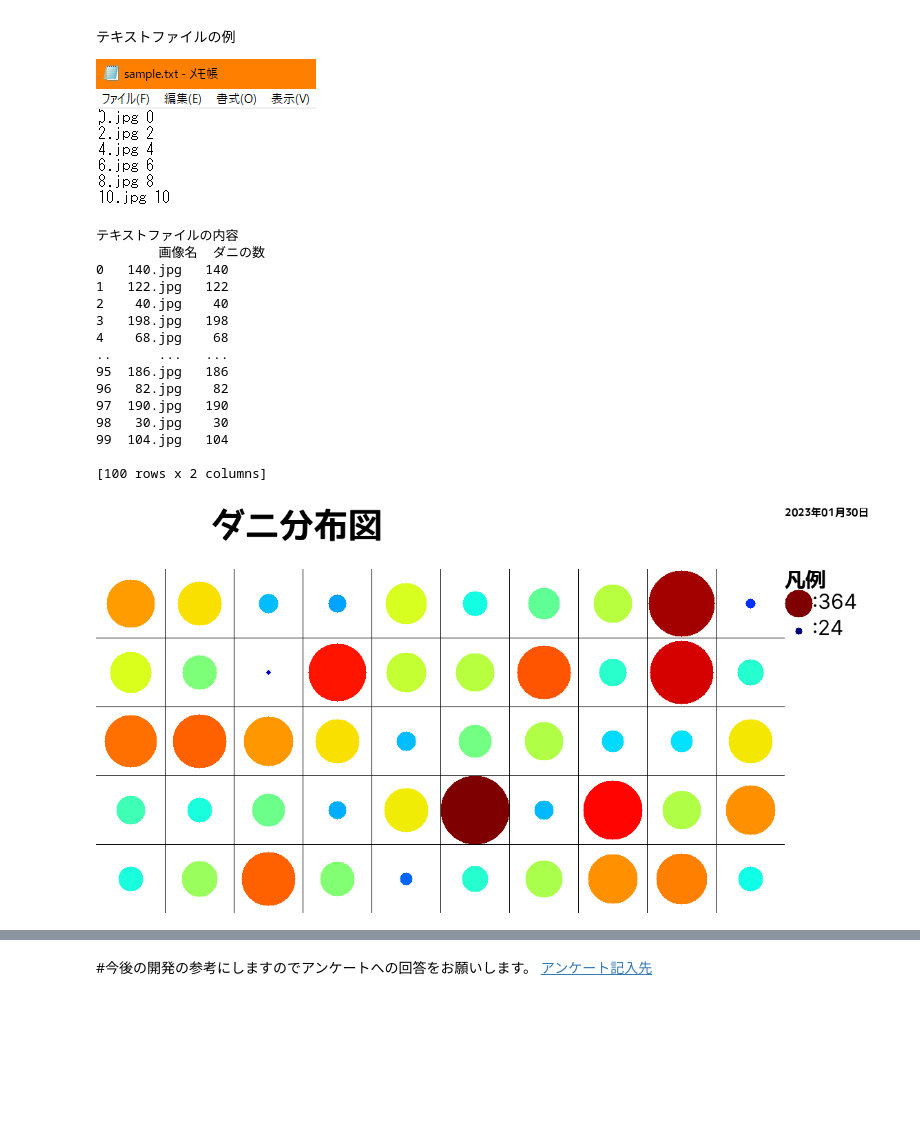
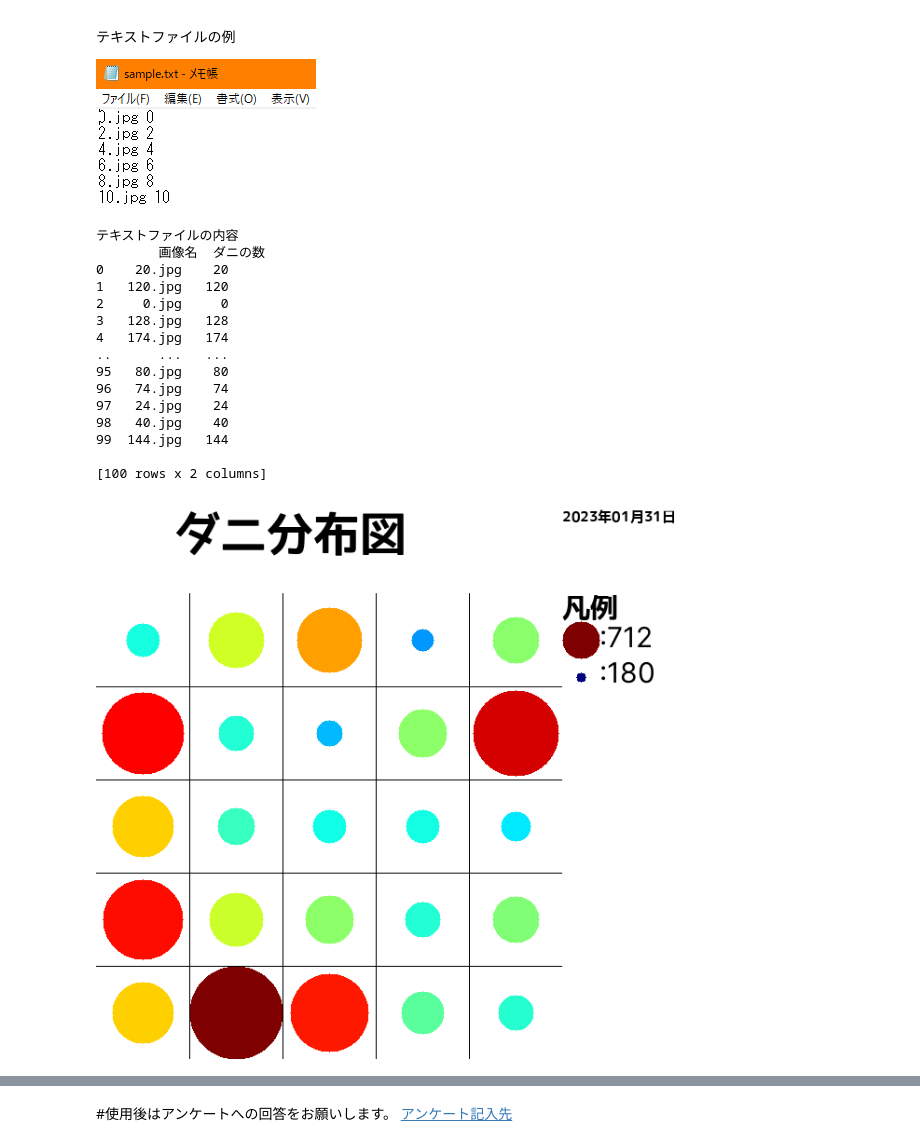
Before and after one commit to 1900690/koukai, a Jupyter notebook: mite_demo_1.0.0.ipynb, the cells around one changed output, grey strips where cells are left out. Saved outputs shown, nothing was run; the diff lists cells and outputs as text; code cells hidden in the pictures; blank space fills up the shorter version.

```diff
--- a/mite_demo_1.0.0.ipynb
+++ b/mite_demo_1.0.0.ipynb
@@ -752,5 +752,5 @@ for i in range(len(input_list)):
     img_file_name = str(input_list[i])
     img_np = np.fromfile(img_file_name, dtype=np.uint8)
     img = cv2.imdecode(img_np, cv2.IMREAD_COLOR)
-    cv2_imshow(scale_box(img, 300, 300))
+    cv2_imshow(scale_box(img, 400, 400))
 # %% [output]
@@ -883,17 +879,17 @@ elif テキストファイルのアップロード方法を選択してくださ
 # %% [output]
 テキストファイルの内容
         画像名  ダニの数
-0   140.jpg   140
-1   122.jpg   122
-2    40.jpg    40
-3   198.jpg   198
-4    68.jpg    68
+0    20.jpg    20
+1   120.jpg   120
+2     0.jpg     0
+3   128.jpg   128
+4   174.jpg   174
 ..      ...   ...
-95  186.jpg   186
-96   82.jpg    82
-97  190.jpg   190
-98   30.jpg    30
-99  104.jpg   104
+95   80.jpg    80
+96   74.jpg    74
+97   24.jpg    24
+98   40.jpg    40
+99  144.jpg   144
 
 [100 rows x 2 columns]
 # %%
@@ -921,10 +917,10 @@ import matplotlib.pyplot as plt
 from google.colab.patches import cv2_imshow
 
 画像の総枚数 = 100#@param {type:"integer"}
-一か所あたりの画像枚数 = 2 #@param {type:"integer"}
+一か所あたりの画像枚数 = 4 #@param {type:"integer"}
 #@markdown 縦と横の調査した場所の数を入力
 縦の調査場所数 = 5 #@param {type:"integer"}
-横の調査場所数 = 10 #@param {type:"integer"}
+横の調査場所数 = 5 #@param {type:"integer"}
 #@markdown ※注：「画像の総枚数＝一か所あたりの画像枚数×縦の調査場所数×横の調査場所数」となるようにしてください
 調査のスタート地点 = "\u5DE6\u4E0A\u304B\u3089\u53F3" #@param ["左上から下", "右上から下", "左下から上", "右下から上","左上から右", "右上から左", "左下から右", "右下から左"]
 調査の進んだ方向 = "\u5E73\u884C" #@param ["平行", "ジグザグ"]
@@ -1053,34 +1049,34 @@ img_guide = np.full((height,width,3), (255,255,255), dtype=np.uint8)
 #凡例を作成
 #円を描く
 usage_guide_max=":"+str(radius_max)
 color1= [int(i * 255) for i in plt.cm.jet_r(255)[0:3]]
 cv2.circle(img_guide, (20,int(height/2-height/4)),20, color1, thickness=-1)
 usage_guide_min=":"+str(radius_min)
 color2= [int(i * 255) for i in plt.cm.jet_r(0)[0:3]]
 cv2.circle(img_guide, (20,int(height/2-height/5.5)),5, color2, thickness=-1)
 #文字を書く
 size = 30
 img_guide=cv2_putText_1(img = img_guide,text = usage_guide_max,org =(40,int(height/2-height/3.5)),fontFace = fontPIL_eng,fontScale = size,color = colorBGR)
 img_guide=cv2_putText_1(img = img_guide,text = usage_guide_min,org =(40,int(height/2-height/4.5)),fontFace = fontPIL_eng,fontScale = size,color = colorBGR)
 img_guide=cv2_putText_1(img = img_guide,text = "凡例",org =(0,int(height/2-height/3)),fontFace = fontPIL_jpn,fontScale = size,color = colorBGR)
 #日付を書く
 import datetime
 dt_now = datetime.datetime.now()
 daytime=dt_now.strftime('%Y年%m月%d日')
 size = 15
 img_guide=cv2_putText_1(img = img_guide,text =daytime,org =(0,10),fontFace = fontPIL_jpn,fontScale = size,color = colorBGR)
 
 img_guide = np.array(img_guide)
 img_guide = img_guide.astype('float64')
 
 #2つの画像を縦方向に連結
 img = cv2.hconcat([img_title_combine, img_guide])
 #grid画像を保存
 cv2.imwrite("/content/figure.png",img)
 #画像のインポート
 cv2_imshow(img)
 # %% [output]
-[figure, old version]
+[figure, new version]
 # %%
 #@title 図をダウンロード { display-mode: "form" }
 import shutil
@@ -1092,5 +1088,5 @@ files.download('/content/figure.png')
 [interactive output not drawn]
 [interactive output not drawn]
 # %% [markdown]
-#今後の開発の参考にしますのでアンケートへの回答をお願いします。
+#使用後はアンケートへの回答をお願いします。
 [アンケート記入先](https://forms.gle/QJ4P8dAD1LvzpZBE6)
```
Also changed, not shown: parts of 2 cells of this notebook.
